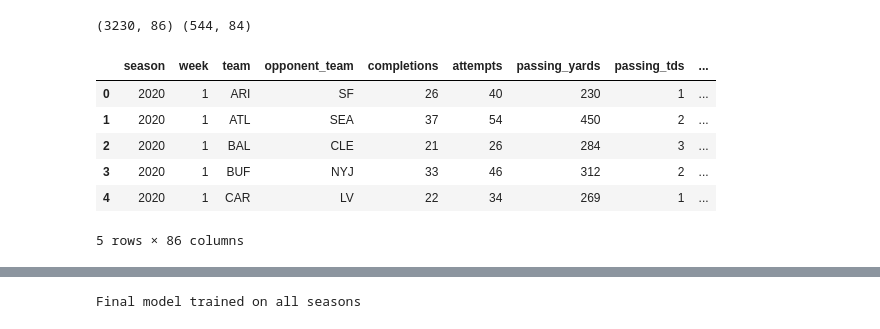
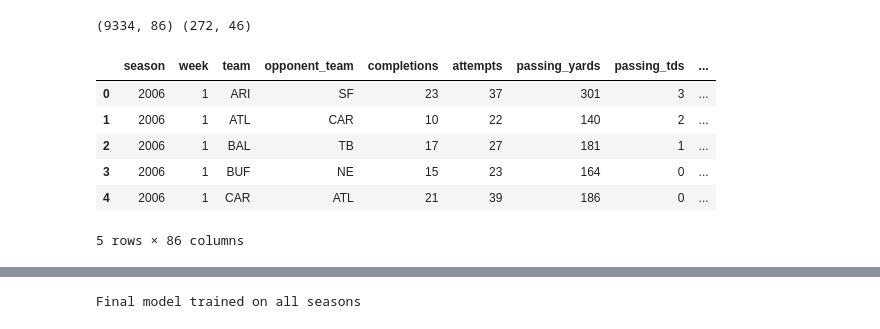
Before and after one commit to benjermanloo1/nfl-game-predictor, a Jupyter notebook: notebooks/03_predict.ipynb, the cells around one changed output, grey strips where cells are left out. Saved outputs shown, nothing was run; the diff lists cells and outputs as text; code cells hidden in the pictures.

```diff
--- a/notebooks/03_predict.ipynb
+++ b/notebooks/03_predict.ipynb
@@ -11,16 +12,16 @@ from sklearn.metrics import accuracy_score
 warnings.filterwarnings("ignore")
 # %%
 df = pd.read_csv("../data/processed/team_stats_processed.csv")
-upcoming = pd.read_csv("../data/processed/upcoming_games.csv")
-print(df.shape, upcoming.shape)
+future = pd.read_csv("../data/raw/future_games.csv", index_col=0)
+print(df.shape, future.shape)
 df.head()
 # %% [output]
-(3230, 86) (544, 84)
+(9334, 86) (272, 46)
 |  | season | week | team | opponent_team | completions | attempts | passing_yards | passing_tds | ... |
-| 0 | 2020 | 1 | ARI | SF | 26 | 40 | 230 | 1 | ... |
-| 1 | 2020 | 1 | ATL | SEA | 37 | 54 | 450 | 2 | ... |
-| 2 | 2020 | 1 | BAL | CLE | 21 | 26 | 284 | 3 | ... |
-| 3 | 2020 | 1 | BUF | NYJ | 33 | 46 | 312 | 2 | ... |
-| 4 | 2020 | 1 | CAR | LV | 22 | 34 | 269 | 1 | ... |
+| 0 | 2006 | 1 | ARI | SF | 23 | 37 | 301 | 3 | ... |
+| 1 | 2006 | 1 | ATL | CAR | 10 | 22 | 140 | 2 | ... |
+| 2 | 2006 | 1 | BAL | TB | 17 | 27 | 181 | 1 | ... |
+| 3 | 2006 | 1 | BUF | NE | 15 | 23 | 164 | 0 | ... |
+| 4 | 2006 | 1 | CAR | ATL | 21 | 39 | 186 | 0 | ... |
 5 rows × 86 columns
 # %%
```
Also changed, not shown: parts of 9 cells of this notebook, 3 other files.
